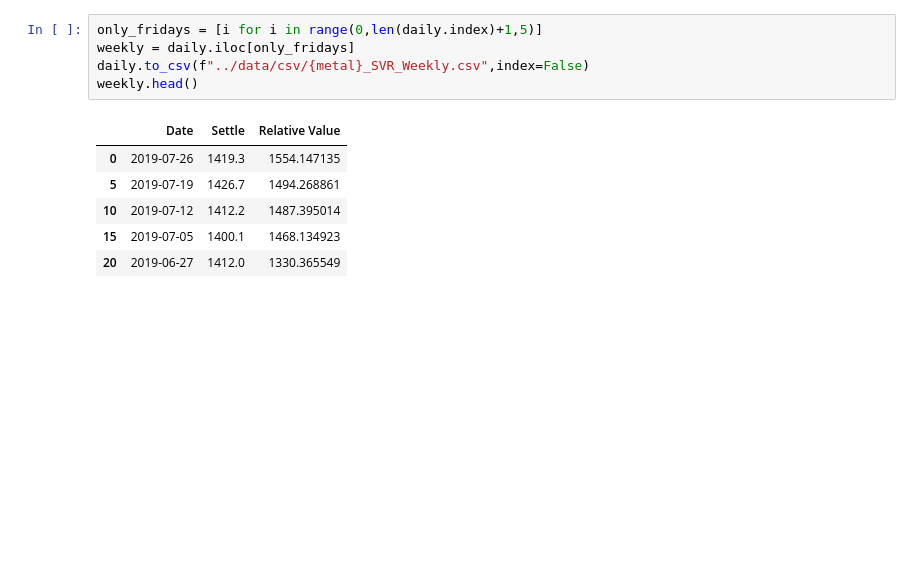
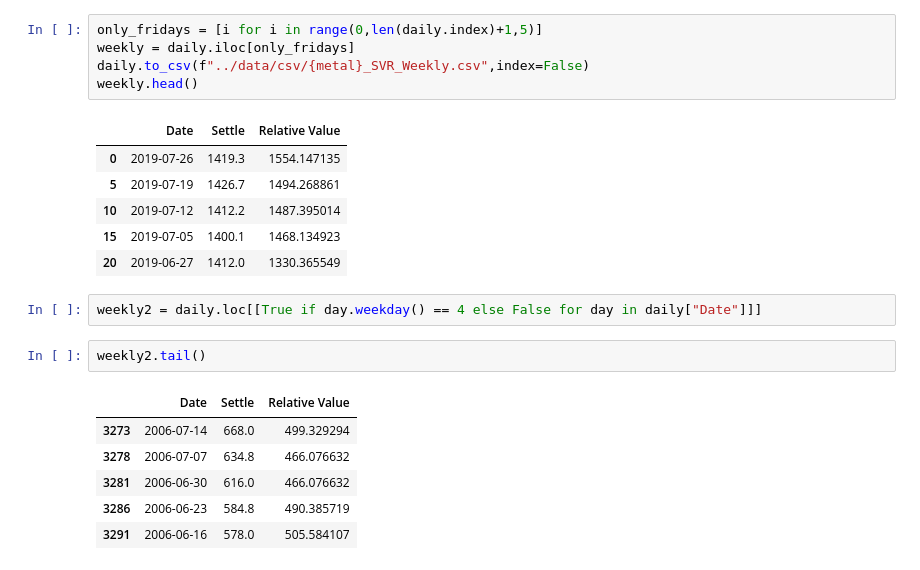
Before and after one commit to CaptainPica/Precious_Metals_Trading, a Jupyter notebook: notebooks/Gold SVR Models.ipynb, the cells around one changed output. Cells and saved outputs as stored; diff of their text form; blank space fills up the shorter version.

Commit message:
Fixed weekday's assumption of correct daily data, works correctly now

```diff
--- a/notebooks/Gold SVR Models.ipynb
+++ b/notebooks/Gold SVR Models.ipynb
@@ -175,3 +175,14 @@ weekly.head()
 | 10 | 2019-07-12 | 1412.2 | 1487.395014 |
 | 15 | 2019-07-05 | 1400.1 | 1468.134923 |
 | 20 | 2019-06-27 | 1412.0 | 1330.365549 |
+# %%
+weekly2 = daily.loc[[True if day.weekday() == 4 else False for day in daily["Date"]]]
+# %%
+weekly2.tail()
+# %% [output]
+|  | Date | Settle | Relative Value |
+| 3273 | 2006-07-14 | 668.0 | 499.329294 |
+| 3278 | 2006-07-07 | 634.8 | 466.076632 |
+| 3281 | 2006-06-30 | 616.0 | 466.076632 |
+| 3286 | 2006-06-23 | 584.8 | 490.385719 |
+| 3291 | 2006-06-16 | 578.0 | 505.584107 |
```
